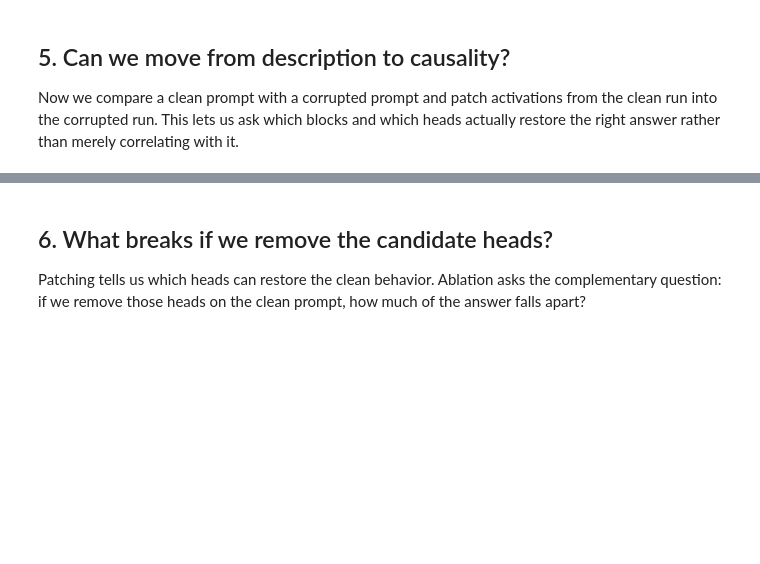
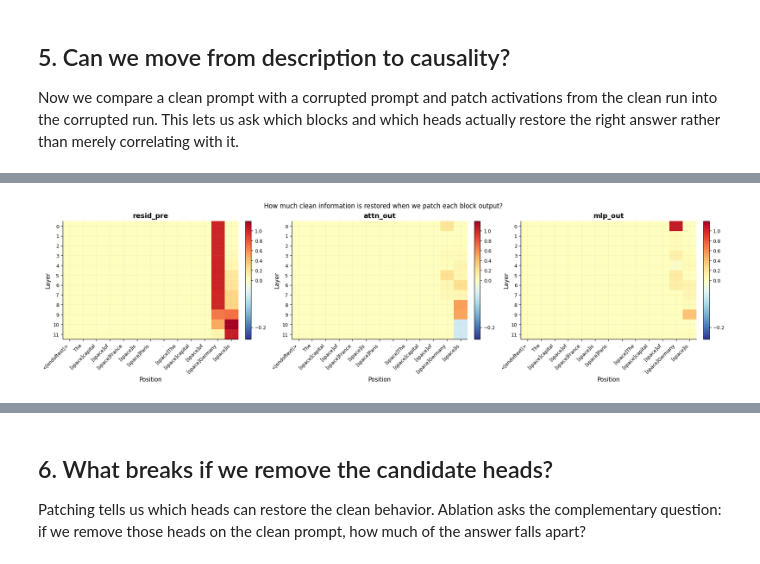
Before and after one commit to benk7alifa/llm-mechanics-lab, a Jupyter notebook: notebooks/llm_mechanics_lab.ipynb, the cells around one changed output, grey strips where cells are left out. Cells and saved outputs as stored; diff of their text form; code cells hidden in the pictures; blank space fills up the shorter version.

```diff
--- a/notebooks/llm_mechanics_lab.ipynb
+++ b/notebooks/llm_mechanics_lab.ipynb
@@ -606,8 +721,16 @@ display(patch_setup_df)
 # %%
-block_patch = patching.get_act_patch_block_every(model=model, corrupted_tokens=corrupted_tokens, clean_cache=clean_cache, metric=metric).detach().cpu()
+with contextlib.redirect_stdout(io.StringIO()), contextlib.redirect_stderr(io.StringIO()):
+    block_patch = patching.get_act_patch_block_every(
+        model=model,
+        corrupted_tokens=corrupted_tokens,
+        clean_cache=clean_cache,
+        metric=metric,
+    ).detach().cpu()
 block_patch_normalized = normalize_patch_scores(block_patch, clean_score=clean_score, corrupted_score=corrupted_score)
 plot_block_patching(block_patch_normalized, [visible_token(token) for token in model.to_str_tokens(CLEAN_PROMPT)])
 plt.show()
+# %% [output]
+[figure, added]
 # %%
 patch_labels = ["resid_pre", "attn_out", "mlp_out"]
 best_block_flat_idx = int(block_patch_normalized.argmax().item())
```
Also changed, not shown: parts of 25 cells of this notebook, 2 other files.
